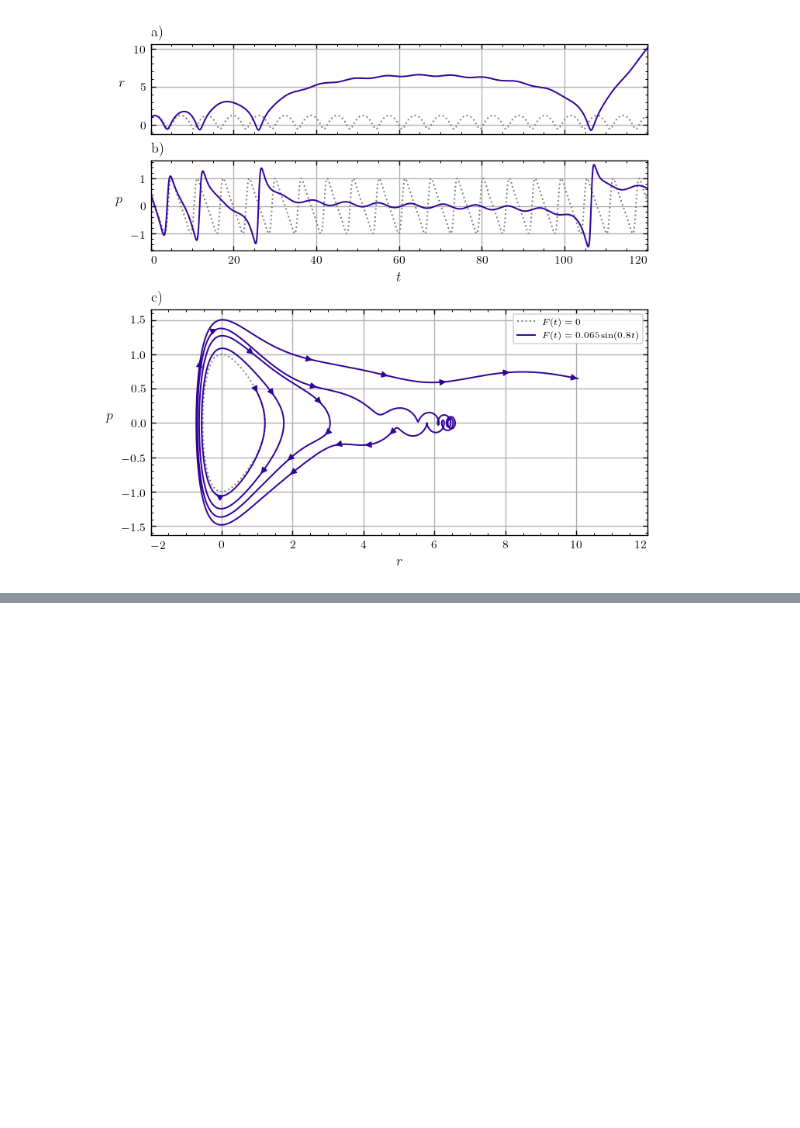
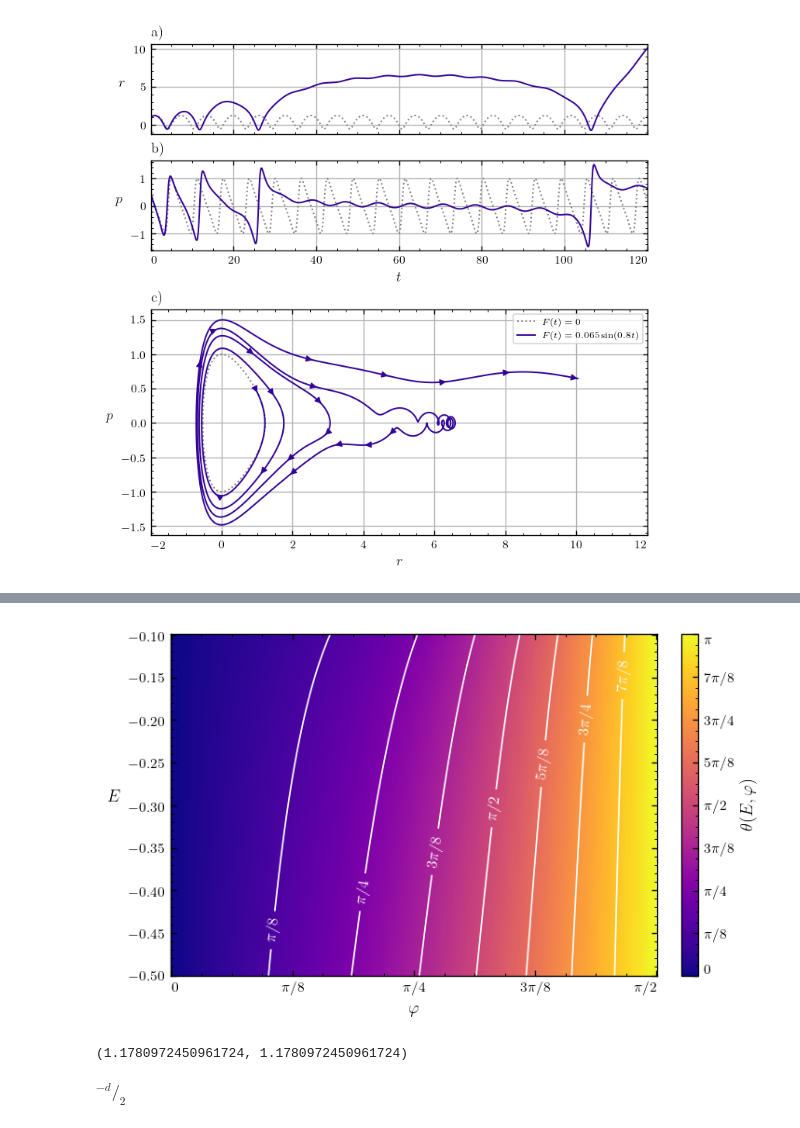
Before and after one commit to Gabriel-Amici/MorseCoulomb, a Jupyter notebook: notebooks/plotting/tcc/tcc_plots.ipynb, the cells around one changed output, grey strips where cells are left out. Drawn from its saved outputs; the diff is of its cells as text; code cells hidden in the pictures; blank space fills up the shorter version.

```diff
--- a/notebooks/plotting/tcc/tcc_plots.ipynb
+++ b/notebooks/plotting/tcc/tcc_plots.ipynb
@@ -262,0 +410,65 @@ for _ax in (ax3_1, ax3_2, ax3_3):
+# %%
+E_grid, phi_grid, theta_grid = angle_grid(
+    mor,
+    E_range=(-0.5, -0.1),
+)
+
+E_mesh, phi_mesh = np.meshgrid(E_grid, phi_grid, indexing="ij")
+
+fig_grid, ax_grid = figure("single", 0.6)
+
+levels = np.arange(np.pi/8, np.pi, np.pi/8)
+
+pcm = ax_grid.pcolormesh(
+    phi_mesh,
+    E_mesh,
+    theta_grid,
+    shading="auto",
+    cmap="plasma",
+    rasterized=True,
+)
+
+levs = ax_grid.contour(
+    phi_mesh,
+    E_mesh,
+    theta_grid,
+    levels=levels,
+    colors='w',
+    linewidths=1
+)
+
+level_labels = {
+    np.pi/8: r"$\pi/8$",
+    np.pi/4: r"$\pi/4$",
+    3*np.pi/8: r"$3\pi/8$",
+    np.pi/2: r"$\pi/2$",
+    5*np.pi/8: r"$5\pi/8$",
+    3*np.pi/4: r"$3\pi/4$",
+    7*np.pi/8: r"$7\pi/8$",
+}
+
+x_pos = np.array([np.pi/8, 3*np.pi/16 ,np.pi/4, 5*np.pi/16 ,3*np.pi/8, 7*np.pi/16 ,np.pi/2])
+y_pos = np.linspace(-0.45, -0.15, 7)
+
+pos = list(zip(x_pos, y_pos))
+
+clab = ax_grid.clabel(levs, inline=True, fontsize=10, fmt=level_labels, manual=pos, )
+
+ax_grid.set_xlabel(r"$\varphi$")
+ax_grid.set_ylabel(r"$E$", rotation=0, labelpad=10)
+
+ax_grid.set_xticks(np.arange(0, np.pi/2+np.pi/8, np.pi/8))
+ax_grid.set_xticklabels(['0', r'$\pi/8$', r'$\pi/4$', r'$3\pi/8$', r'$\pi/2$'])
+
+
+cbar = fig_grid.colorbar(pcm, ax=ax_grid, label=r"$\theta(E,\varphi)$")
+cbar.set_ticks(np.arange(0, np.pi+np.pi/8, np.pi/8))
+cbar.set_ticklabels(['0', r'$\pi/8$', r'$\pi/4$', r'$3\pi/8$', r'$\pi/2$',
+                     r'$5\pi/8$', r'$3\pi/4$', r'$7\pi/8$', r'$\pi$'])
+
+apply_axis_style(ax_grid)
+
+cbar.ax.get_yticklabels()[0].set_verticalalignment("bottom")
+cbar.ax.get_yticklabels()[-1].set_verticalalignment("top")
+# %% [output]
+[figure, added]
@@ -262,0 +479,6 @@ for _ax in (ax3_1, ax3_2, ax3_3):
+# %%
+(np.pi/2 + np.pi/4)/2, 3*np.pi/8
+# %% [output]
+(1.1780972450961724, 1.1780972450961724)
+# %% [markdown]
+$^{-d}/_2$
```
Also changed, not shown: parts of 5 cells of this notebook.
